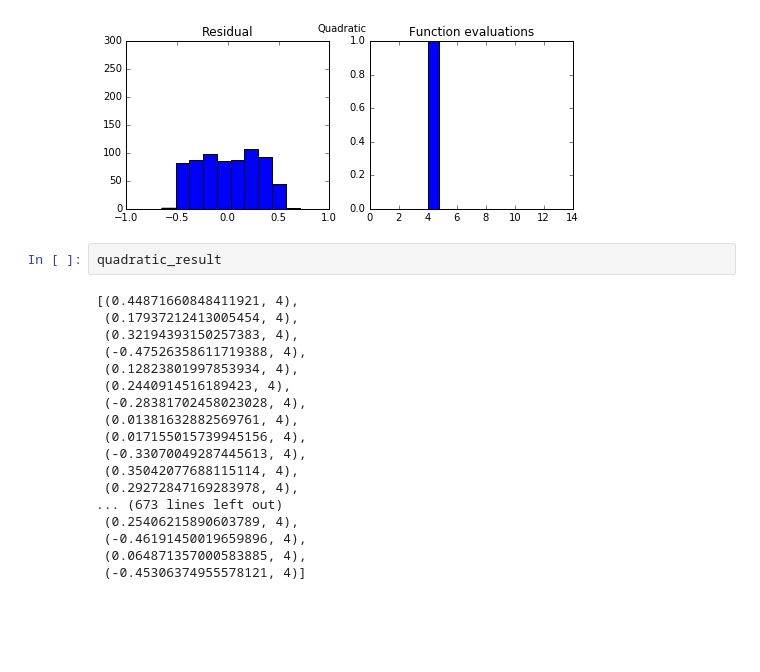
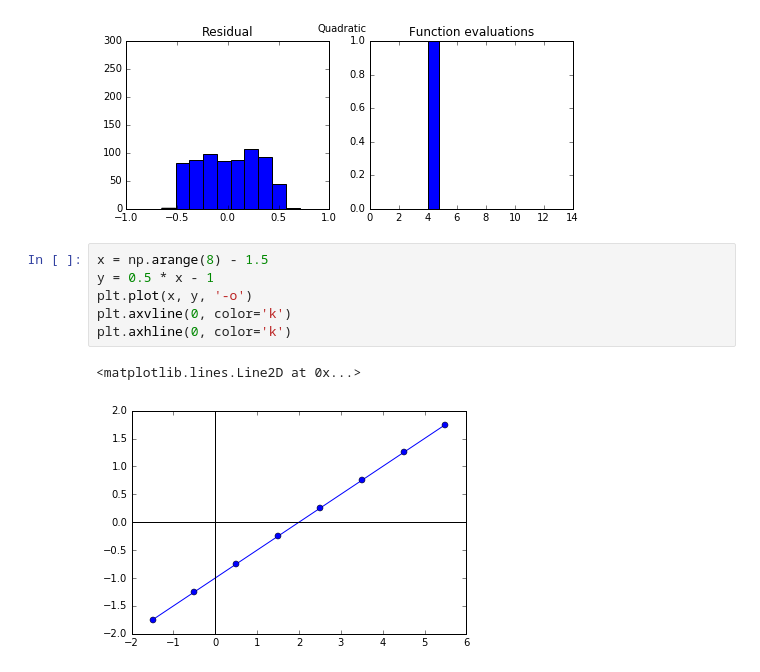
Before and after one commit to hovren/rsimusim, a Jupyter notebook: Cost Function Evaluation.ipynb, the cells around one changed output. Drawn from its saved outputs; the diff is of its cells as text; blank space fills up the shorter version.

```diff
--- a/Cost Function Evaluation.ipynb
+++ b/Cost Function Evaluation.ipynb
@@ -202,23 +200,12 @@ for result, name in ((linear_result, 'Linear'), (quadratic_result, 'Quadratic'))
 # %% [output]
 [figure]
 [figure]
-# %%
-quadratic_result
-# %% [output]
-[(0.44871660848411921, 4),
- (0.17937212413005454, 4),
- (0.32194393150257383, 4),
- (-0.47526358611719388, 4),
- (0.12823801997853934, 4),
- (0.2440914516189423, 4),
- (-0.28381702458023028, 4),
- (0.01381632882569761, 4),
- (0.017155015739945156, 4),
- (-0.33070049287445613, 4),
- (0.35042077688115114, 4),
- (0.29272847169283978, 4),
-... (673 lines left out)
- (0.25406215890603789, 4),
- (-0.46191450019659896, 4),
- (0.064871357000583885, 4),
- (-0.45306374955578121, 4)]
+# %%
+x = np.arange(8) - 1.5
+y = 0.5 * x - 1
+plt.plot(x, y, '-o')
+plt.axvline(0, color='k')
+plt.axhline(0, color='k')
+# %% [output]
+<matplotlib.lines.Line2D at 0x...>
+[figure, added]
```
Also changed, not shown: parts of 17 cells of this notebook, 4 other files.
